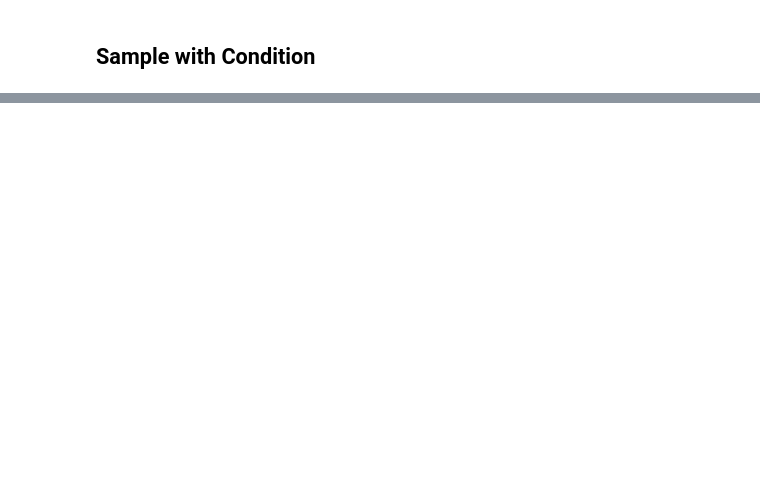
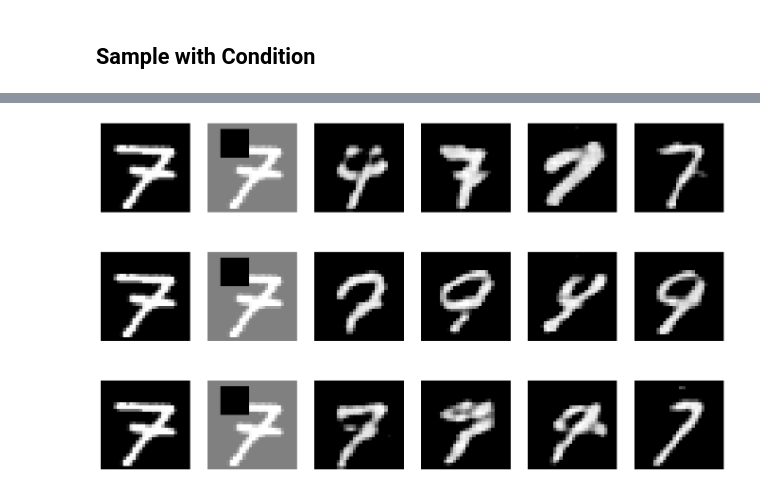
Before and after one commit to lukevoss/GNN, a Jupyter notebook: Project/image_to_image_inference.ipynb, the cells around one changed output, grey strips where cells are left out. Cells and saved outputs as stored; diff of their text form; code cells hidden in the pictures; blank space fills up the shorter version.

```diff
--- a/Project/image_to_image_inference.ipynb
+++ b/Project/image_to_image_inference.ipynb
@@ -48,0 +18,11 @@ classifier.load_state_dict(torch.load(classifier_path, map_location=get_best_dev
+# %%
+classifier_path = "./models/classifier_multi_layer.pth"
+
+classifier_64 = MultiLayerCNN(encode_dim=64)
+classifier_64.load_state_dict(torch.load(classifier_path, map_location=get_best_device()))
+
+classifier_128 = MultiLayerCNN(encode_dim=128)
+classifier_128.load_state_dict(torch.load(classifier_path, map_location=get_best_device()))
+
+classifier_256 = MultiLayerCNN(encode_dim=256)
+classifier_256.load_state_dict(torch.load(classifier_path, map_location=get_best_device()))
@@ -59,0 +37,9 @@ cinn.load_state_dict(torch.load('./models/cinn_inpainting_40_inp64.pth'))
+# %%
+cinn_64 = ConditionalRealNVPImageTranslator(input_size=64, hidden_size=128, n_blocks=20, condition_size=64)
+cinn_64.load_state_dict(torch.load('./models/cinn_inpainting_64.pth'))
+
+cinn_128 = ConditionalRealNVPImageTranslator(input_size=64, hidden_size=128, n_blocks=20, condition_size=128)
+cinn_128.load_state_dict(torch.load('./models/cinn_inpainting_128.pth'))
+
+cinn_256 = ConditionalRealNVPImageTranslator(input_size=64, hidden_size=128, n_blocks=20, condition_size=256)
+cinn_256.load_state_dict(torch.load('./models/cinn_inpainting_256.pth'))
@@ -134,0 +53,67 @@ for image in images:
+# %%
+image, masked_image, label = test_data[64]
+n_samples = 4
+
+
+
+fig, ax = plt.subplots(3, n_samples+2, figsize=(17, 10)) # Create a figure and a set of subplots
+
+condition = classifier_64.encode(masked_image)
+cinn_64.eval()
+samples = cinn_64.sample(n_samples, condition)
+reconstructed_images = [autoencoder.decoder(sample).detach() for sample in samples]
+
+# Display the original image
+ax[0,0].imshow(image[0], cmap='gray')
+ax[0,0].axis('off')  # Turn off axis for the first image
+
+# Display the original image
+ax[0,1].imshow(masked_image[0,:,:], cmap='gray')
+ax[0,1].axis('off')  # Turn off axis for the first image
+
+for i in range(0,n_samples):
+# Display the reconstructed image
+    ax[0, i+2].imshow(reconstructed_images[i][0,0,:,:], cmap='gray')
+    ax[0, i+2].axis('off')  # Turn off axis for the second image
+
+condition = classifier_128.encode(masked_image)
+cinn_128.eval()
+samples = cinn_128.sample(n_samples, condition)
+reconstructed_images = [autoencoder.decoder(sample).detach() for sample in samples]
+
+# Display the original image
+ax[1,0].imshow(image[0], cmap='gray')
+ax[1,0].axis('off')  # Turn off axis for the first image
+
+# Display the original image
+ax[1,1].imshow(masked_image[0,:,:], cmap='gray')
+ax[1,1].axis('off')  # Turn off axis for the first image
+
+for i in range(0,n_samples):
+# Display the reconstructed image
+    ax[1, i+2].imshow(reconstructed_images[i][0,0,:,:], cmap='gray')
+    ax[1, i+2].axis('off')  # Turn off axis for the second image
+
+condition = classifier_256.encode(masked_image)
+cinn_256.eval()
+samples = cinn_256.sample(n_samples, condition)
+reconstructed_images = [autoencoder.decoder(sample).detach() for sample in samples]
+
+# Display the original image
+ax[2,0].imshow(image[0], cmap='gray')
+ax[2,0].axis('off')  # Turn off axis for the first image
+
+# Display the original image
+ax[2,1].imshow(masked_image[0,:,:], cmap='gray')
+ax[2,1].axis('off')  # Turn off axis for the first image
+
+for i in range(0,n_samples):
+# Display the reconstructed image
+    ax[2, i+2].imshow(reconstructed_images[i][0,0,:,:], cmap='gray')
+    ax[2, i+2].axis('off')  # Turn off axis for the second image
+
+
+
+plt.show()
+# %% [output]
+[figure, added]
```
Also changed, not shown: parts of 16 cells of this notebook, 11 other files.
